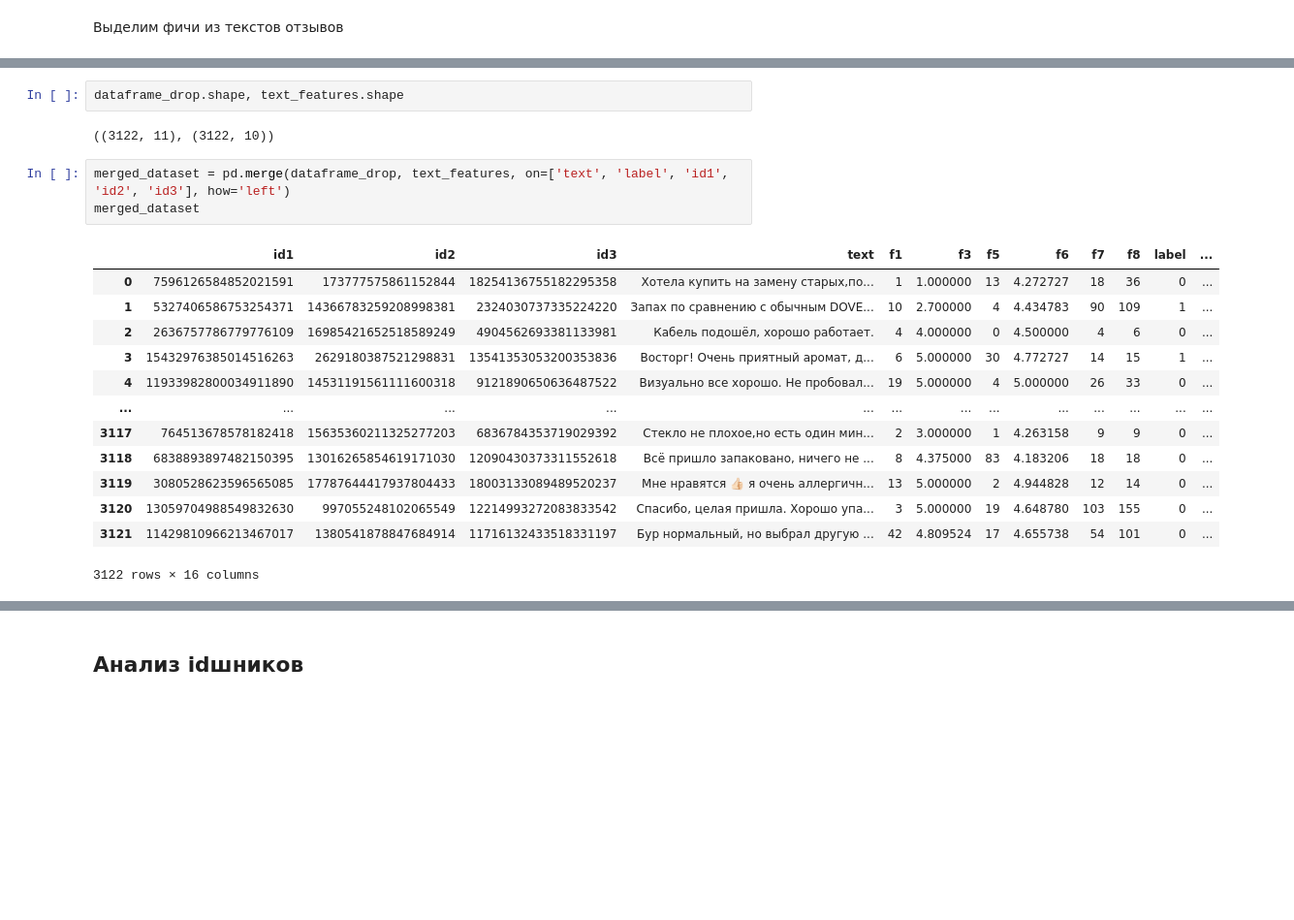
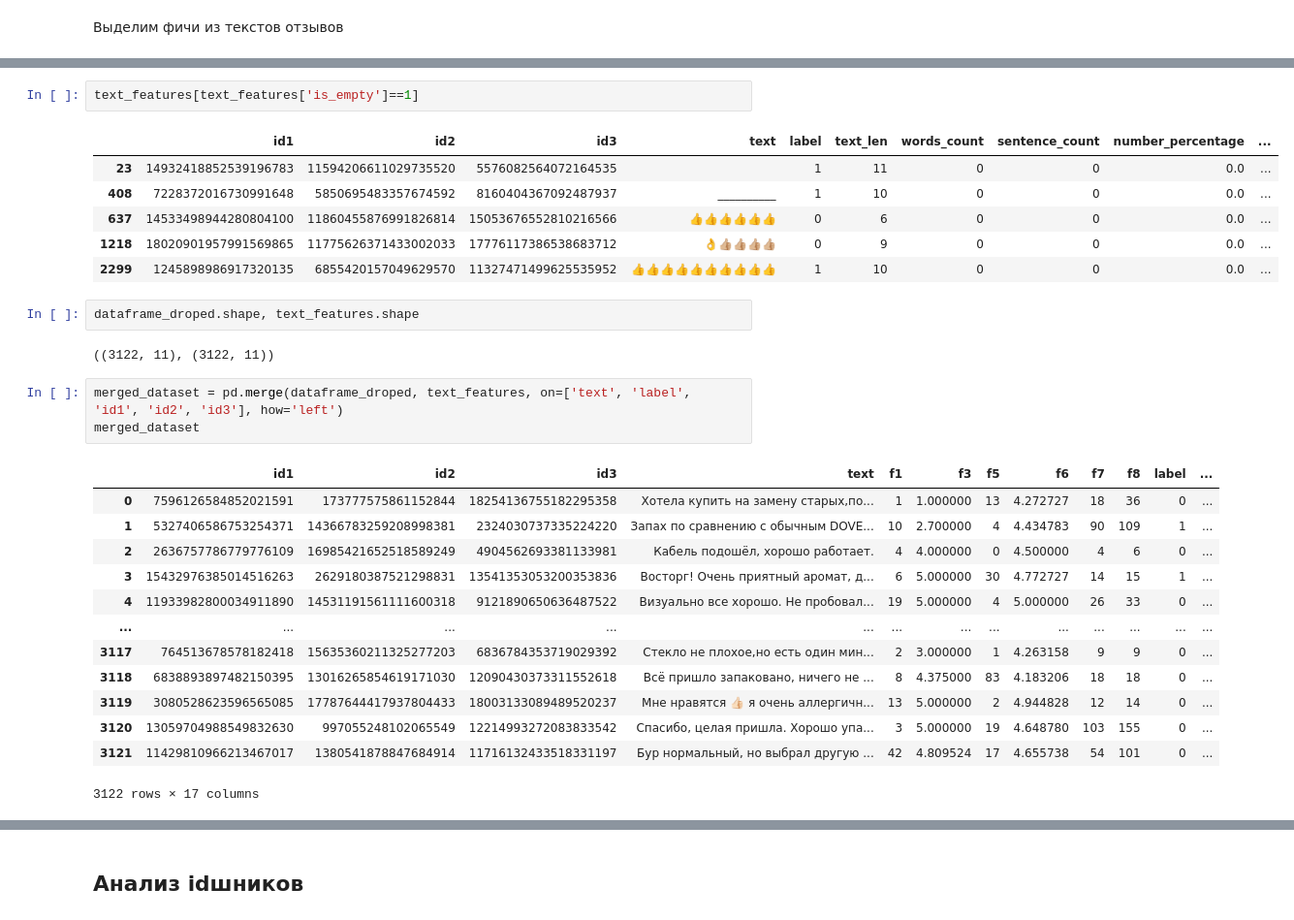
Before and after one commit to BuldakovN/WB, a Jupyter notebook: WB.ipynb, the cells around one changed output, grey strips where cells are left out. Shown: that part at 97% size. Cells and saved outputs as stored; diff of their text form; blank space fills up the shorter version.

```diff
--- a/WB.ipynb
+++ b/WB.ipynb
@@ -224,9 +212,18 @@ text_features[text_features['Количество слов']==0]
+# %%
+text_features[text_features['is_empty']==1]
+# %% [output]
+|  | id1 | id2 | id3 | text | label | text_len | words_count | sentence_count | number_percentage | ... |
+| 23 | 14932418852539196783 | 11594206611029735520 | 5576082564072164535 | ︎ ︎ ︎ ︎ ︎ ︎ | 1 | 11 | 0 | 0 | 0.0 | ... |
+| 408 | 7228372016730991648 | 5850695483357674592 | 8160404367092487937 | __________ | 1 | 10 | 0 | 0 | 0.0 | ... |
+| 637 | 14533498944280804100 | 11860455876991826814 | 15053676552810216566 | 👍👍👍👍👍👍 | 0 | 6 | 0 | 0 | 0.0 | ... |
+| 1218 | 18020901957991569865 | 11775626371433002033 | 17776117386538683712 | 👌👍🏼👍🏼👍🏼👍🏼 | 0 | 9 | 0 | 0 | 0.0 | ... |
+| 2299 | 1245898986917320135 | 6855420157049629570 | 11327471499625535952 | 👍👍👍👍👍👍👍👍👍👍 | 1 | 10 | 0 | 0 | 0.0 | ... |
 # %%
-dataframe_drop.shape, text_features.shape
+dataframe_droped.shape, text_features.shape
 # %% [output]
-((3122, 11), (3122, 10))
+((3122, 11), (3122, 11))
 # %%
-merged_dataset = pd.merge(dataframe_drop, text_features, on=['text', 'label', 'id1', 'id2', 'id3'], how='left')
+merged_dataset = pd.merge(dataframe_droped, text_features, on=['text', 'label', 'id1', 'id2', 'id3'], how='left')
 merged_dataset
 # %% [output]
 |  | id1 | id2 | id3 | text | f1 | f3 | f5 | f6 | f7 | f8 | label | ... |
@@ -241,4 +238,4 @@ merged_dataset
 | 3119 | 3080528623596565085 | 17787644417937804433 | 18003133089489520237 | Мне нравятся 👍🏻 я очень аллергичн... | 13 | 5.000000 | 2 | 4.944828 | 12 | 14 | 0 | ... |
 | 3120 | 13059704988549832630 | 997055248102065549 | 12214993272083833542 | Спасибо, целая пришла. Хорошо упа... | 3 | 5.000000 | 19 | 4.648780 | 103 | 155 | 0 | ... |
 | 3121 | 11429810966213467017 | 1380541878847684914 | 11716132433518331197 | Бур нормальный, но выбрал другую ... | 42 | 4.809524 | 17 | 4.655738 | 54 | 101 | 0 | ... |
-3122 rows × 16 columns
+3122 rows × 17 columns
```
Also changed, not shown: parts of 36 cells of this notebook, 9 other files.
